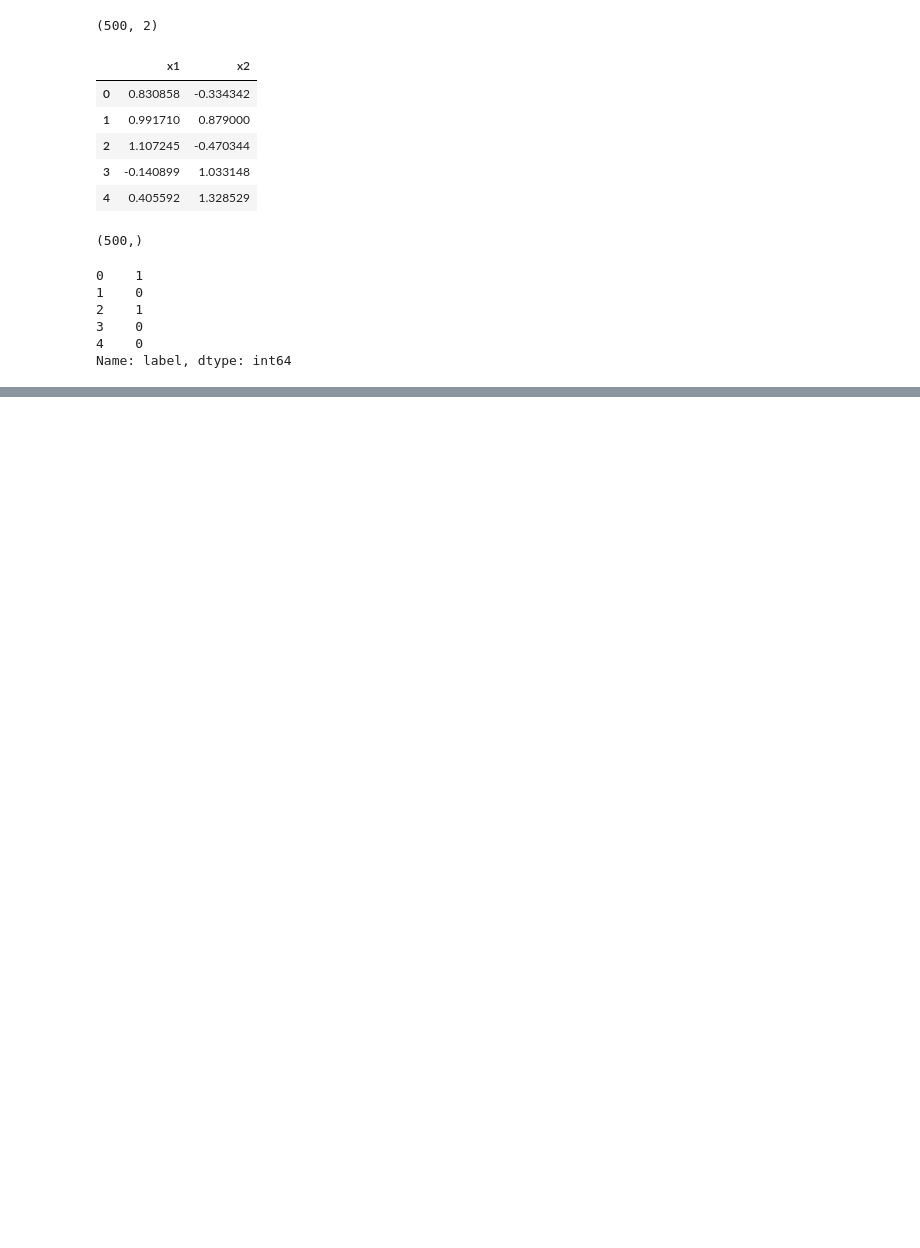
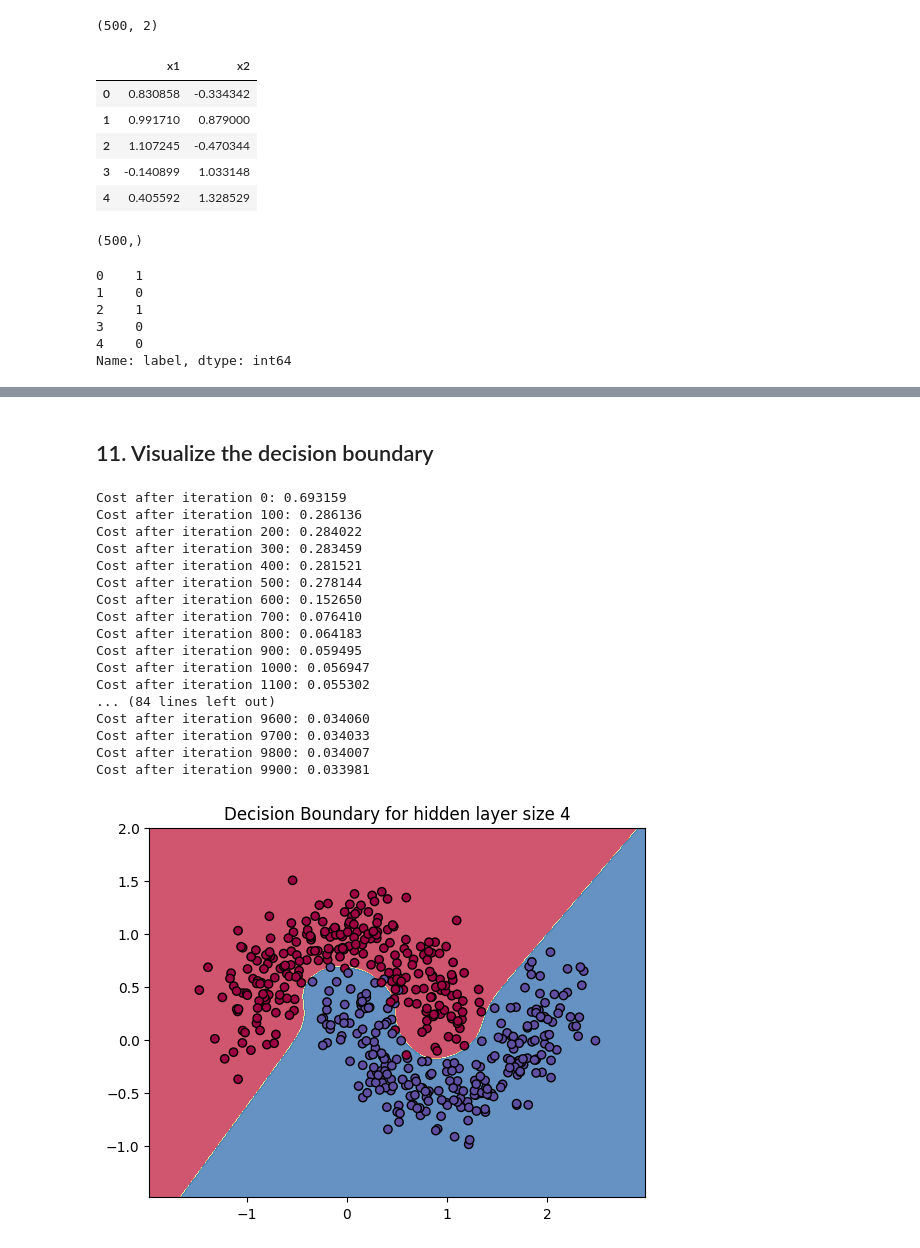
Before and after one commit to Shazal55/ML_Journey, a Jupyter notebook: Moon_Single_Layer_Neural_Network/model.ipynb, the cells around one changed output, grey strips where cells are left out. Cells and saved outputs as stored; diff of their text form; code cells hidden in the pictures; blank space fills up the shorter version.

Commit message:
Moon_Single_Layer_Neural_Network

```diff
--- a/Moon_Single_Layer_Neural_Network/model.ipynb
+++ b/Moon_Single_Layer_Neural_Network/model.ipynb
@@ -189,0 +259,6 @@ def back_propagation(parameters,cache,X,Y):
+# %%
+parameters = update_params(parameters,grads,learning_rate=0.05)
+print("W1 = " + str(parameters["W1"]))
+print("b1 = " + str(parameters["b1"]))
+print("W2 = " + str(parameters["W2"]))
+print("b2 = " + str(parameters["b2"]))
@@ -189,0 +293,2 @@ def back_propagation(parameters,cache,X,Y):
+# %%
+parameters = single_layer_nn(X,Y,n_h,1500)
@@ -189,0 +313,5 @@ def back_propagation(parameters,cache,X,Y):
+# %%
+def predict(X,parameters):
+    cache,A2 = forward_propagation(X,parameters)
+    prediction = (A2>0.5).astype(int)
+    return prediction
@@ -189,0 +339,48 @@ def back_propagation(parameters,cache,X,Y):
+# %% [markdown]
+## 11. Visualize the decision boundary
+# %%
+def plot_decision_boundary(pred_func, X, Y):
+    x_min, x_max = X[:, 0].min() - 0.5, X[:, 0].max() + 0.5
+    y_min, y_max = X[:, 1].min() - 0.5, X[:, 1].max() + 0.5
+    h = 0.01
+
+    xx, yy = np.meshgrid(
+        np.arange(x_min, x_max, h),
+        np.arange(y_min, y_max, h)
+    )
+
+    grid = np.c_[xx.ravel(), yy.ravel()]
+
+    # Use the prediction function
+    Z = pred_func(grid)
+
+    Z = Z.reshape(xx.shape)
+
+    plt.contourf(xx, yy, Z, cmap=plt.cm.Spectral, alpha=0.8)
+    plt.scatter(X[:, 0], X[:, 1], c=Y.ravel(),
+                cmap=plt.cm.Spectral, edgecolors='k')
+# %%
+parameters = single_layer_nn(X, Y, n_h=4, iterations=10000)
+
+plot_decision_boundary(lambda x: predict(x,parameters), X, Y)
+plt.title("Decision Boundary for hidden layer size 4")
+plt.show()
+# %% [output]
+Cost after iteration 0: 0.693159
+Cost after iteration 100: 0.286136
+Cost after iteration 200: 0.284022
+Cost after iteration 300: 0.283459
+Cost after iteration 400: 0.281521
+Cost after iteration 500: 0.278144
+Cost after iteration 600: 0.152650
+Cost after iteration 700: 0.076410
+Cost after iteration 800: 0.064183
+Cost after iteration 900: 0.059495
+Cost after iteration 1000: 0.056947
+Cost after iteration 1100: 0.055302
+... (84 lines left out)
+Cost after iteration 9600: 0.034060
+Cost after iteration 9700: 0.034033
+Cost after iteration 9800: 0.034007
+Cost after iteration 9900: 0.033981
+[figure, added]
```
Also changed, not shown: parts of 27 cells of this notebook.
